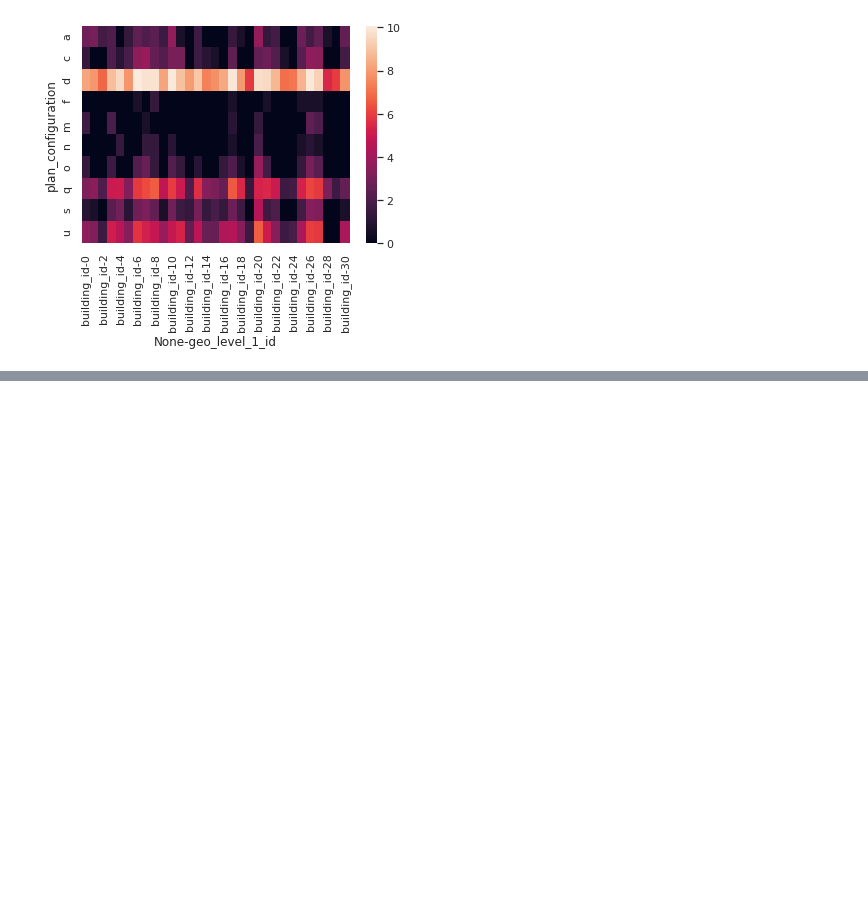
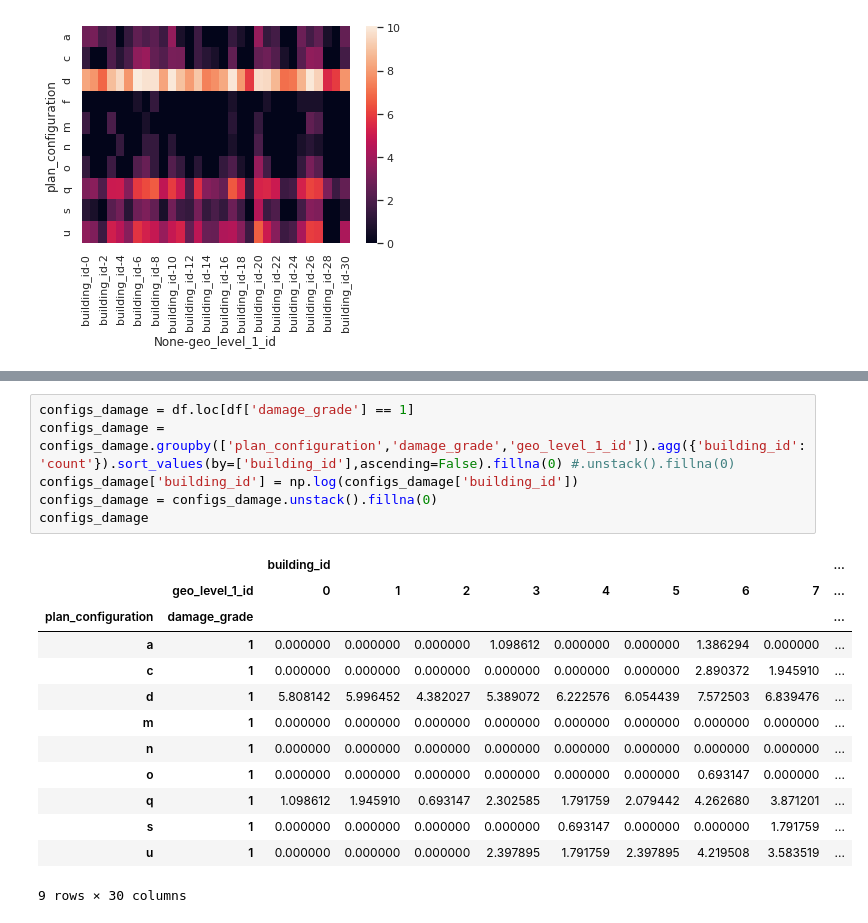
Before and after one commit to WagnerMarcos/tp1_orga_datos, a Jupyter notebook: analisis-exploratorio.ipynb, the cells around one changed output, grey strips where cells are left out. Drawn from its saved outputs; the diff is of its cells as text; blank space fills up the shorter version.

```diff
--- a/analisis-exploratorio.ipynb
+++ b/analisis-exploratorio.ipynb
@@ -323,0 +349,20 @@ ax = sns.heatmap(configs_by_geo_level)
+# %%
+configs_damage = df.loc[df['damage_grade'] == 1]
+configs_damage = configs_damage.groupby(['plan_configuration','damage_grade','geo_level_1_id']).agg({'building_id':'count'}).sort_values(by=['building_id'],ascending=False).fillna(0) #.unstack().fillna(0)
+configs_damage['building_id'] = np.log(configs_damage['building_id'])
+configs_damage = configs_damage.unstack().fillna(0)
+configs_damage
+# %% [output]
+|  |  | building_id |  |  |  |  |  |  |  | ... |
+|  | geo_level_1_id | 0 | 1 | 2 | 3 | 4 | 5 | 6 | 7 | ... |
+| plan_configuration | damage_grade |  |  |  |  |  |  |  |  | ... |
+| a | 1 | 0.000000 | 0.000000 | 0.000000 | 1.098612 | 0.000000 | 0.000000 | 1.386294 | 0.000000 | ... |
+| c | 1 | 0.000000 | 0.000000 | 0.000000 | 0.000000 | 0.000000 | 0.000000 | 2.890372 | 1.945910 | ... |
+| d | 1 | 5.808142 | 5.996452 | 4.382027 | 5.389072 | 6.222576 | 6.054439 | 7.572503 | 6.839476 | ... |
+| m | 1 | 0.000000 | 0.000000 | 0.000000 | 0.000000 | 0.000000 | 0.000000 | 0.000000 | 0.000000 | ... |
+| n | 1 | 0.000000 | 0.000000 | 0.000000 | 0.000000 | 0.000000 | 0.000000 | 0.000000 | 0.000000 | ... |
+| o | 1 | 0.000000 | 0.000000 | 0.000000 | 0.000000 | 0.000000 | 0.000000 | 0.693147 | 0.000000 | ... |
+| q | 1 | 1.098612 | 1.945910 | 0.693147 | 2.302585 | 1.791759 | 2.079442 | 4.262680 | 3.871201 | ... |
+| s | 1 | 0.000000 | 0.000000 | 0.000000 | 0.000000 | 0.693147 | 0.000000 | 0.000000 | 1.791759 | ... |
+| u | 1 | 0.000000 | 0.000000 | 0.000000 | 2.397895 | 1.791759 | 2.397895 | 4.219508 | 3.583519 | ... |
+9 rows × 30 columns
```
Also changed, not shown: parts of 4 cells of this notebook.
